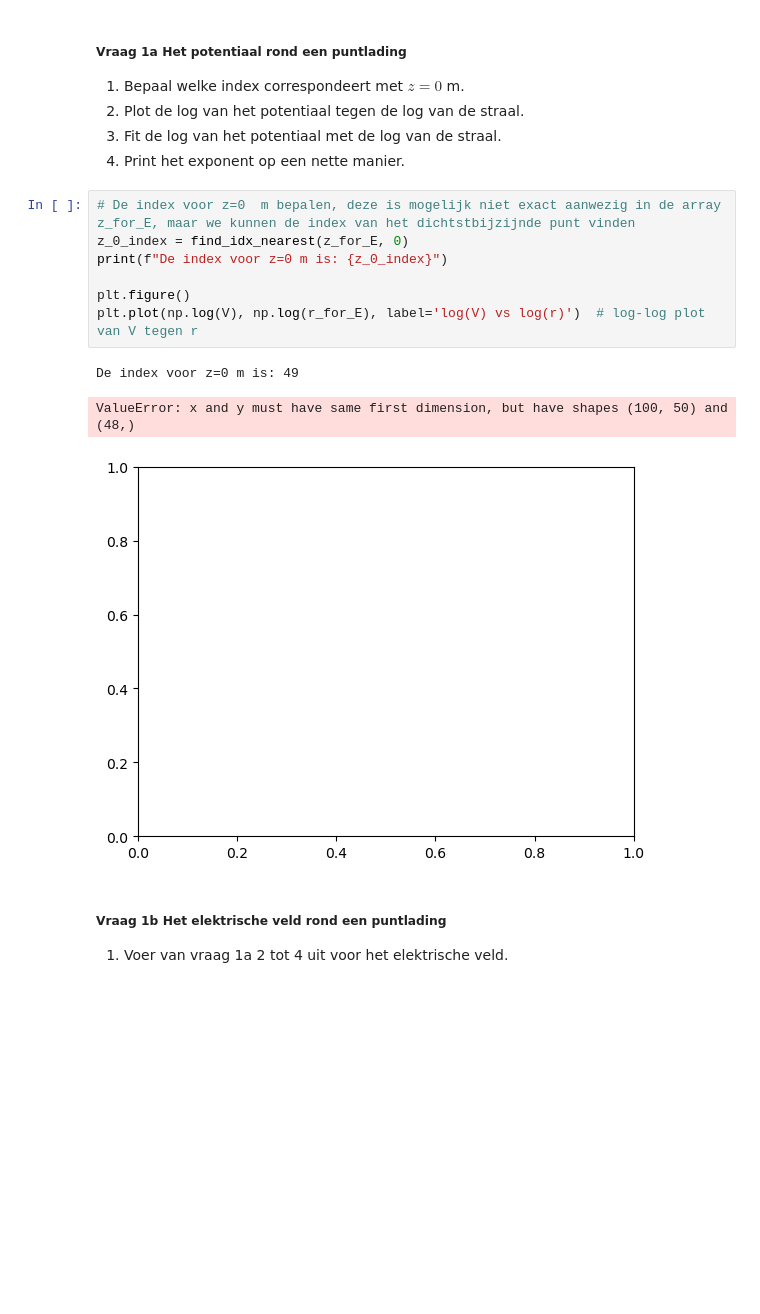
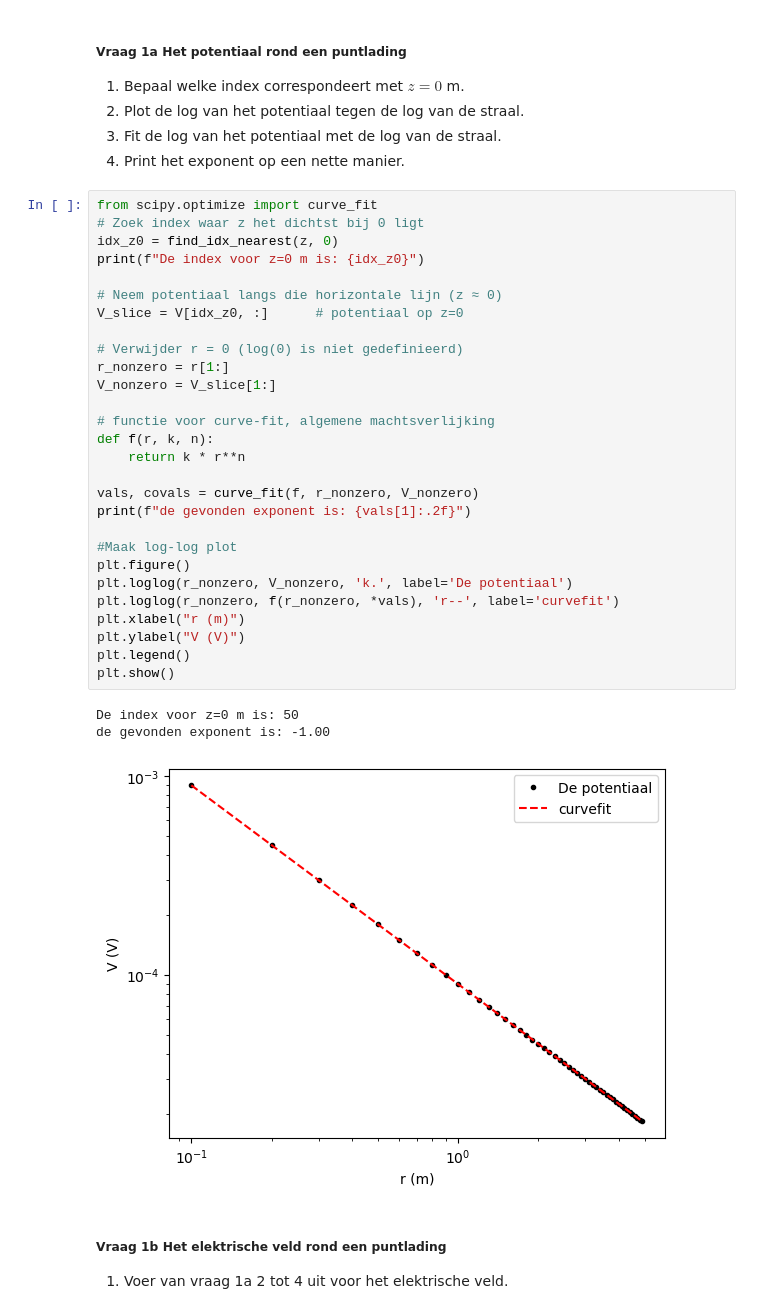
Before and after one commit to beanmachine123/opdrachten-DEF-D, a Jupyter notebook: DigitaleOntwerpopdrachten/1CondensatorOpdracht/CondensatorOntwerpopdracht.ipynb, the cells around one changed output. Saved outputs shown, nothing was run; the diff lists cells and outputs as text; blank space fills up the shorter version.

```diff
--- a/DigitaleOntwerpopdrachten/1CondensatorOpdracht/CondensatorOntwerpopdracht.ipynb
+++ b/DigitaleOntwerpopdrachten/1CondensatorOpdracht/CondensatorOntwerpopdracht.ipynb
@@ -87,16 +87,37 @@ plot_results_pt_charge_at_origin(Ez, Er, normE, V, r, z, grid_step)
 3. Fit de log van het potentiaal met de log van de straal.
 4. Print het exponent op een nette manier.
 # %%
-# De index voor z=0  m bepalen, deze is mogelijk niet exact aanwezig in de array z_for_E, maar we kunnen de index van het dichtstbijzijnde punt vinden
-z_0_index = find_idx_nearest(z_for_E, 0)
-print(f"De index voor z=0 m is: {z_0_index}")
+from scipy.optimize import curve_fit
+# Zoek index waar z het dichtst bij 0 ligt
+idx_z0 = find_idx_nearest(z, 0)
+print(f"De index voor z=0 m is: {idx_z0}")
 
+# Neem potentiaal langs die horizontale lijn (z ≈ 0)
+V_slice = V[idx_z0, :]      # potentiaal op z=0
+
+# Verwijder r = 0 (log(0) is niet gedefinieerd)
+r_nonzero = r[1:]
+V_nonzero = V_slice[1:]
+
+# functie voor curve-fit, algemene machtsverlijking
+def f(r, k, n):
+    return k * r**n
+
+vals, covals = curve_fit(f, r_nonzero, V_nonzero)
+print(f"de gevonden exponent is: {vals[1]:.2f}")
+
+#Maak log-log plot
 plt.figure()
-plt.plot(np.log(V), np.log(r_for_E), label='log(V) vs log(r)')  # log-log plot van V tegen r
+plt.loglog(r_nonzero, V_nonzero, 'k.', label='De potentiaal')
+plt.loglog(r_nonzero, f(r_nonzero, *vals), 'r--', label='curvefit')
+plt.xlabel("r (m)")
+plt.ylabel("V (V)")
+plt.legend()
+plt.show()
 # %% [output]
-De index voor z=0 m is: 49
+De index voor z=0 m is: 50
+de gevonden exponent is: -1.00
-ValueError: x and y must have same first dimension, but have shapes (100, 50) and (48,)
-[figure, old version]
+[figure, new version]
 # %% [markdown]
 ##### Vraag 1b Het elektrische veld rond een puntlading
 1. Voer van vraag 1a 2 tot 4 uit voor het elektrische veld.
```
Also changed, not shown: parts of 1 cell of this notebook.
